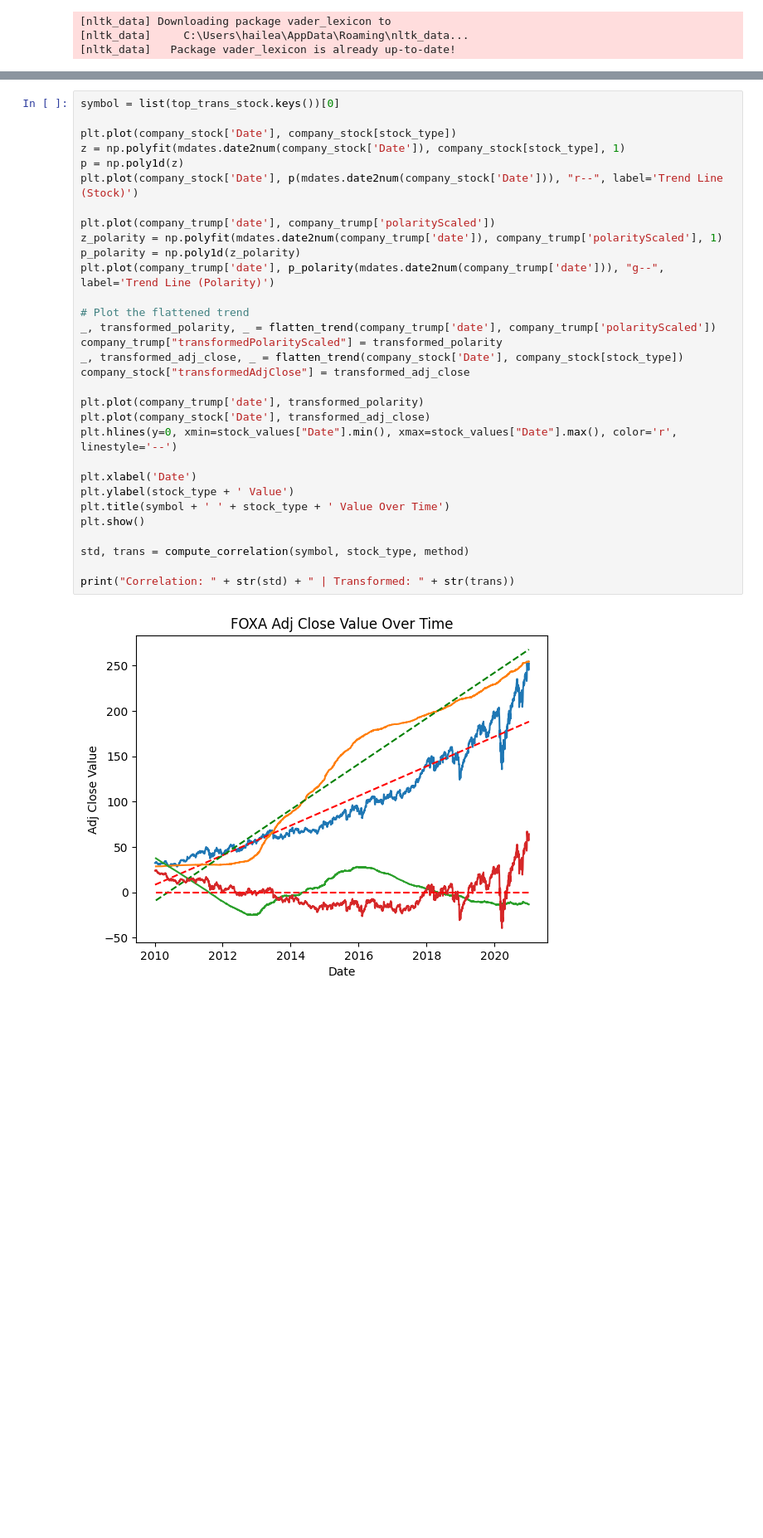
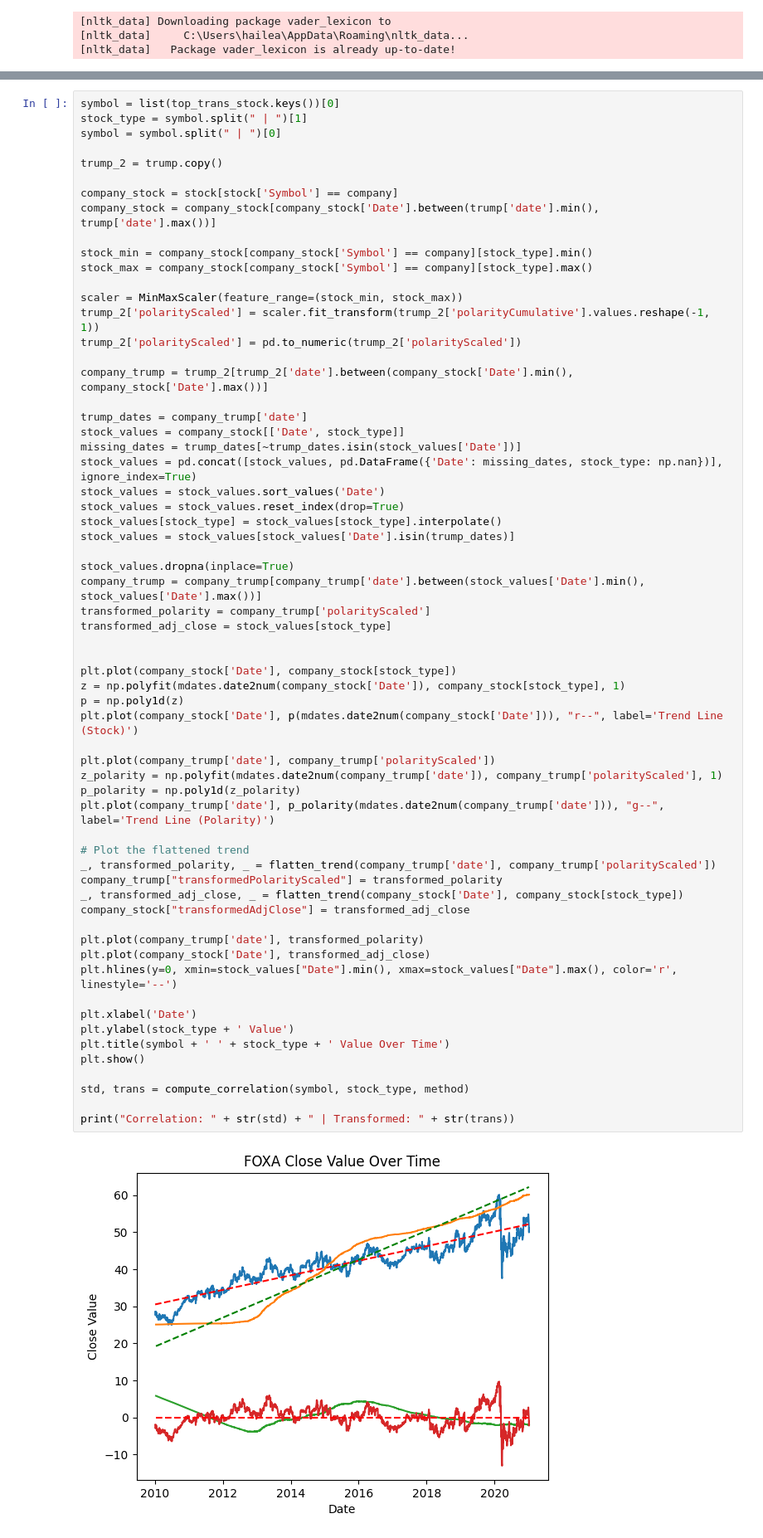
Before and after one commit to boyeaalhagie/trump-stock-predictor, a Jupyter notebook: trump_sp500_correlator.ipynb, the cells around one changed output, grey strips where cells are left out. Shown at 83% size. Saved outputs shown, nothing was run; the diff lists cells and outputs as text; blank space fills up the shorter version.

Commit message:
Update with transformed data fixed

```diff
--- a/trump_sp500_correlator.ipynb
+++ b/trump_sp500_correlator.ipynb
@@ -292,34 +326,65 @@ print("Correlation: " + str(std) + " | Transformed: " + str(trans))
 Correlation: 0.8993372390866515 | Transformed: 0.11873258529519437
 # %%
 symbol = list(top_trans_stock.keys())[0]
+stock_type = symbol.split(" | ")[1]
+symbol = symbol.split(" | ")[0]
+
+trump_2 = trump.copy()
+
+company_stock = stock[stock['Symbol'] == company]
+company_stock = company_stock[company_stock['Date'].between(trump['date'].min(), trump['date'].max())]
+
+stock_min = company_stock[company_stock['Symbol'] == company][stock_type].min()
+stock_max = company_stock[company_stock['Symbol'] == company][stock_type].max()
+
+scaler = MinMaxScaler(feature_range=(stock_min, stock_max))
+trump_2['polarityScaled'] = scaler.fit_transform(trump_2['polarityCumulative'].values.reshape(-1, 1))
+trump_2['polarityScaled'] = pd.to_numeric(trump_2['polarityScaled'])
+
+company_trump = trump_2[trump_2['date'].between(company_stock['Date'].min(), company_stock['Date'].max())]
+
+trump_dates = company_trump['date']
+stock_values = company_stock[['Date', stock_type]]
+missing_dates = trump_dates[~trump_dates.isin(stock_values['Date'])]
+stock_values = pd.concat([stock_values, pd.DataFrame({'Date': missing_dates, stock_type: np.nan})], ignore_index=True)
+stock_values = stock_values.sort_values('Date')
+stock_values = stock_values.reset_index(drop=True)
+stock_values[stock_type] = stock_values[stock_type].interpolate()
+stock_values = stock_values[stock_values['Date'].isin(trump_dates)]
+
+stock_values.dropna(inplace=True)
+company_trump = company_trump[company_trump['date'].between(stock_values['Date'].min(), stock_values['Date'].max())]
+transformed_polarity = company_trump['polarityScaled']
+transformed_adj_close = stock_values[stock_type]
+
 
 plt.plot(company_stock['Date'], company_stock[stock_type])
 z = np.polyfit(mdates.date2num(company_stock['Date']), company_stock[stock_type], 1)
 p = np.poly1d(z)
 plt.plot(company_stock['Date'], p(mdates.date2num(company_stock['Date'])), "r--", label='Trend Line (Stock)')
 
 plt.plot(company_trump['date'], company_trump['polarityScaled'])
 z_polarity = np.polyfit(mdates.date2num(company_trump['date']), company_trump['polarityScaled'], 1)
 p_polarity = np.poly1d(z_polarity)
 plt.plot(company_trump['date'], p_polarity(mdates.date2num(company_trump['date'])), "g--", label='Trend Line (Polarity)')
 
 # Plot the flattened trend
 _, transformed_polarity, _ = flatten_trend(company_trump['date'], company_trump['polarityScaled'])
 company_trump["transformedPolarityScaled"] = transformed_polarity
 _, transformed_adj_close, _ = flatten_trend(company_stock['Date'], company_stock[stock_type])
 company_stock["transformedAdjClose"] = transformed_adj_close
 
 plt.plot(company_trump['date'], transformed_polarity)
 plt.plot(company_stock['Date'], transformed_adj_close)
 plt.hlines(y=0, xmin=stock_values["Date"].min(), xmax=stock_values["Date"].max(), color='r', linestyle='--')
 
 plt.xlabel('Date')
 plt.ylabel(stock_type + ' Value')
 plt.title(symbol + ' ' + stock_type + ' Value Over Time')
 plt.show()
 
 std, trans = compute_correlation(symbol, stock_type, method)
 
 print("Correlation: " + str(std) + " | Transformed: " + str(trans))
 # %% [output]
-[figure, old version]
+[figure, new version]
```
Also changed, not shown: parts of 5 cells of this notebook.
